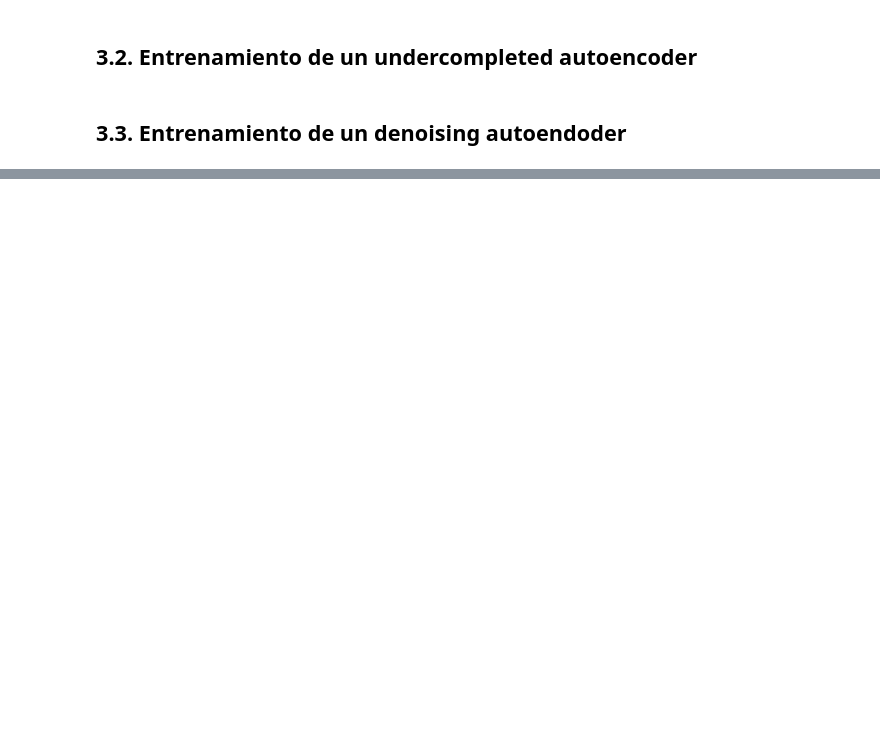
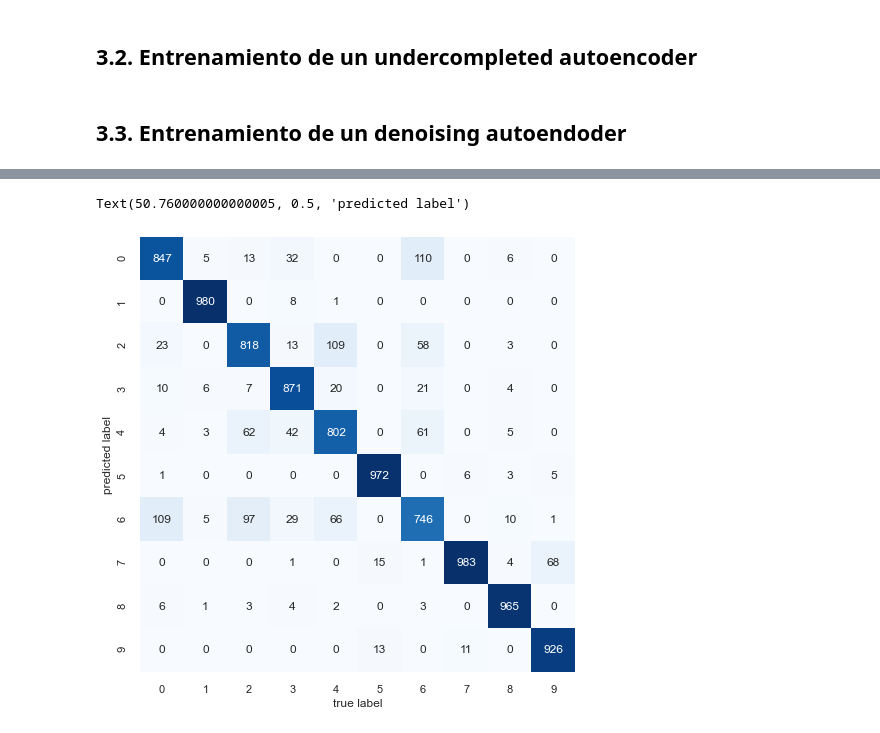
Before and after one commit to jjr2040/Machine-Learning-Techniques, a Jupyter notebook: Laboratorio 6/Laboratorio_VI_Juan.ipynb, the cells around one changed output, grey strips where cells are left out. Cells and saved outputs as stored; diff of their text form; code cells hidden in the pictures; blank space fills up the shorter version.

```diff
--- a/Laboratorio 6/Laboratorio_VI_Juan.ipynb
+++ b/Laboratorio 6/Laboratorio_VI_Juan.ipynb
@@ -115,3 +198,9 @@ plt.imshow(X_train_noise[10], cmap="gray")
 # 3. Modelamiento
 # %% [markdown]
 ## 3.1. Entrenamiento de un perceptrón multicapa.
+# %%
+# Utilizamos un callback de early stopping con una "paciencia" de 3.
+early_stopping = EarlyStopping(monitor='loss', patience=3, verbose=1, mode='min', baseline=None, restore_best_weights=False)
+callbacks = [early_stopping]
+
+n_output = 10
@@ -117,0 +230,14 @@ plt.imshow(X_train_noise[10], cmap="gray")
+# %%
+param_grid = dict(n_hidden = [1,2],
+                  n_neurons_1 = [100, 512, 10000],
+                  n_neurons_2 = [100, 512, 10000],
+                  dropout = [0.1,0.2,0.3],
+                  activation_hidden = ['relu','sigmoid'],
+                  learning_rate = [0.03, 0.1, 0.3]
+                  )
+
+grid = RandomizedSearchCV(modelCV, param_grid, verbose=1, cv = 3, n_iter=10, random_state=20)
+# %%
+grid.fit(X_train, y_train, callbacks=callbacks)
+
+mlp_model = grid.best_estimator_
@@ -121,0 +294,6 @@ plt.imshow(X_train_noise[10], cmap="gray")
+# %%
+y_pred_train = mlp_model.predict(X_train)
+y_pred_test = mlp_model.predict(X_test)
+
+y_pred_train = pd.get_dummies(y_pred_train)
+y_pred_test = pd.get_dummies(y_pred_test)
@@ -121,0 +328,10 @@ plt.imshow(X_train_noise[10], cmap="gray")
+# %%
+sns.set()
+plt.figure(figsize=(8,8))
+mat = confusion_matrix(y_test.values.argmax(axis=1), y_pred_test.values.argmax(axis=1))
+sns.heatmap(mat.T, square=True, annot=True, cmap='Blues',fmt='d', cbar=False, xticklabels=[0,1,2,3,4,5,6,7,8,9], yticklabels=[0,1,2,3,4,5,6,7,8,9])
+plt.xlabel('true label')
+plt.ylabel('predicted label')
+# %% [output]
+Text(50.760000000000005, 0.5, 'predicted label')
+[figure, added]
```
Also changed, not shown: parts of 25 cells of this notebook.
